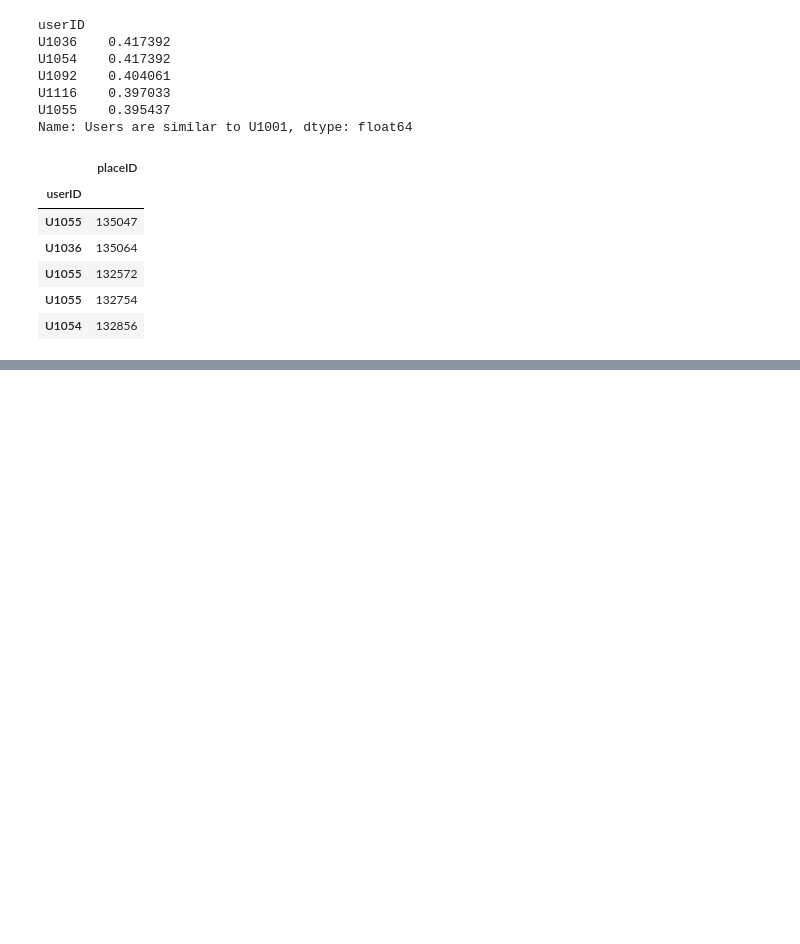
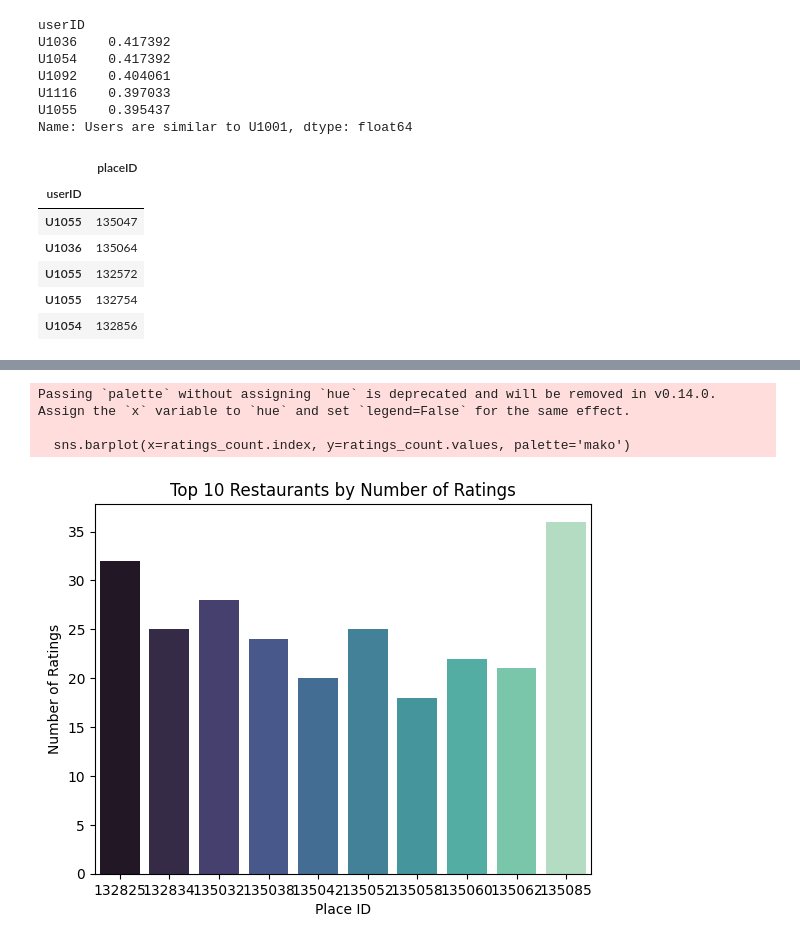
Before and after one commit to saharnazyp/User-Similarity-Recommender-with-Collaborative-Filtering-Restaurant, a Jupyter notebook: CF_memory_based.ipynb, the cells around one changed output, grey strips where cells are left out. Cells and saved outputs as stored; diff of their text form; code cells hidden in the pictures; blank space fills up the shorter version.

```diff
--- a/CF_memory_based.ipynb
+++ b/CF_memory_based.ipynb
@@ -176,0 +250,12 @@ sim_users_rec('U1001').sample(5)
+# %%
+ratings_count = rating_final['placeID'].value_counts().head(10)
+sns.barplot(x=ratings_count.index, y=ratings_count.values, palette='mako')
+plt.title('Top 10 Restaurants by Number of Ratings')
+plt.xlabel('Place ID')
+plt.ylabel('Number of Ratings')
+plt.show()
+# %% [output]
+Passing `palette` without assigning `hue` is deprecated and will be removed in v0.14.0. Assign the `x` variable to `hue` and set `legend=False` for the same effect.
+
+  sns.barplot(x=ratings_count.index, y=ratings_count.values, palette='mako')
+[figure, added]
```
Also changed, not shown: parts of 13 cells of this notebook.
